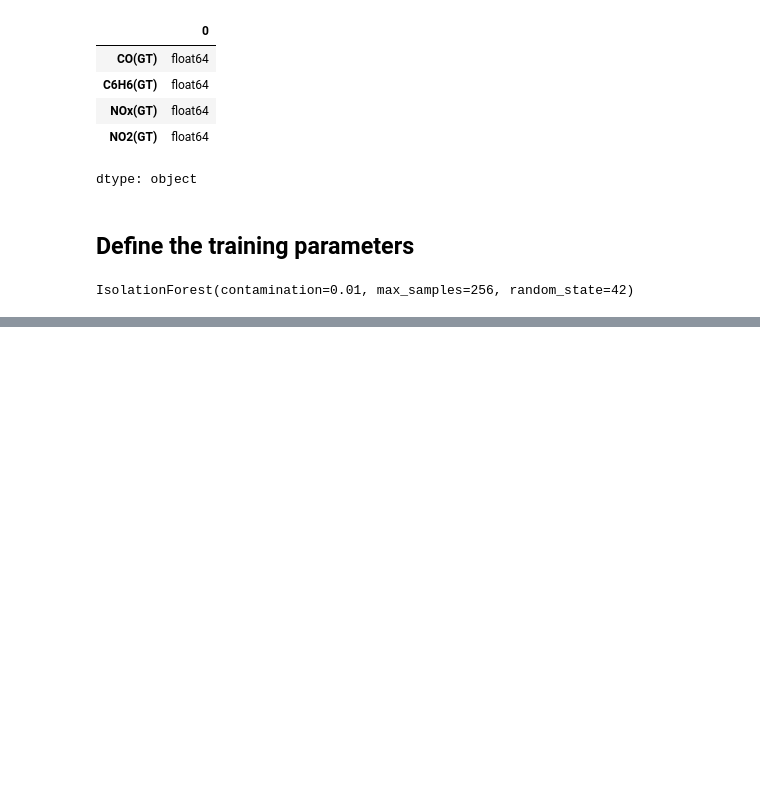
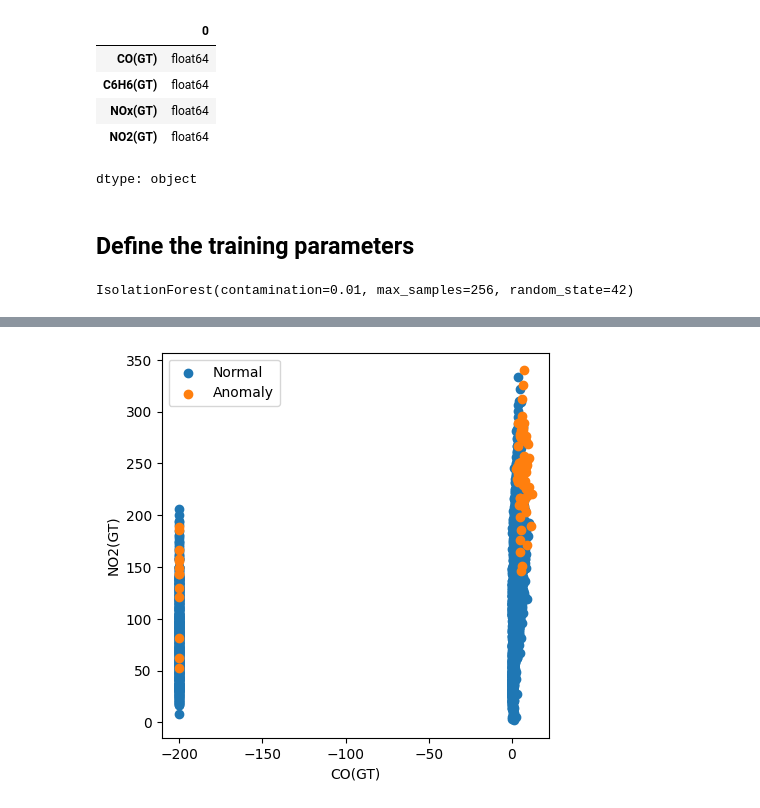
Before and after one commit to Begizew2112/10academykifiya-AIM-week0, a Jupyter notebook: isolation.ipynb, the cells around one changed output, grey strips where cells are left out. Saved outputs shown, nothing was run; the diff lists cells and outputs as text; code cells hidden in the pictures; blank space fills up the shorter version.

```diff
--- a/isolation.ipynb
+++ b/isolation.ipynb
@@ -108,0 +152,14 @@ IsolationForest(contamination=0.01, max_samples=256, random_state=42)
+# %%
+# Visualization of the results
+# Visualization of the results
+plt.figure(figsize=(5, 5))
+
+# Plot non-anomalies then anomalies
+plt.scatter(normal['CO(GT)'], normal['NO2(GT)'], label='Normal')
+plt.scatter(anomalies['CO(GT)'], anomalies['NO2(GT)'], label='Anomaly')
+plt.xlabel("CO(GT)")
+plt.ylabel("NO2(GT)")
+plt.legend()
+plt.show()
+# %% [output]
+[figure, added]
```
Also changed, not shown: parts of 4 cells of this notebook.
